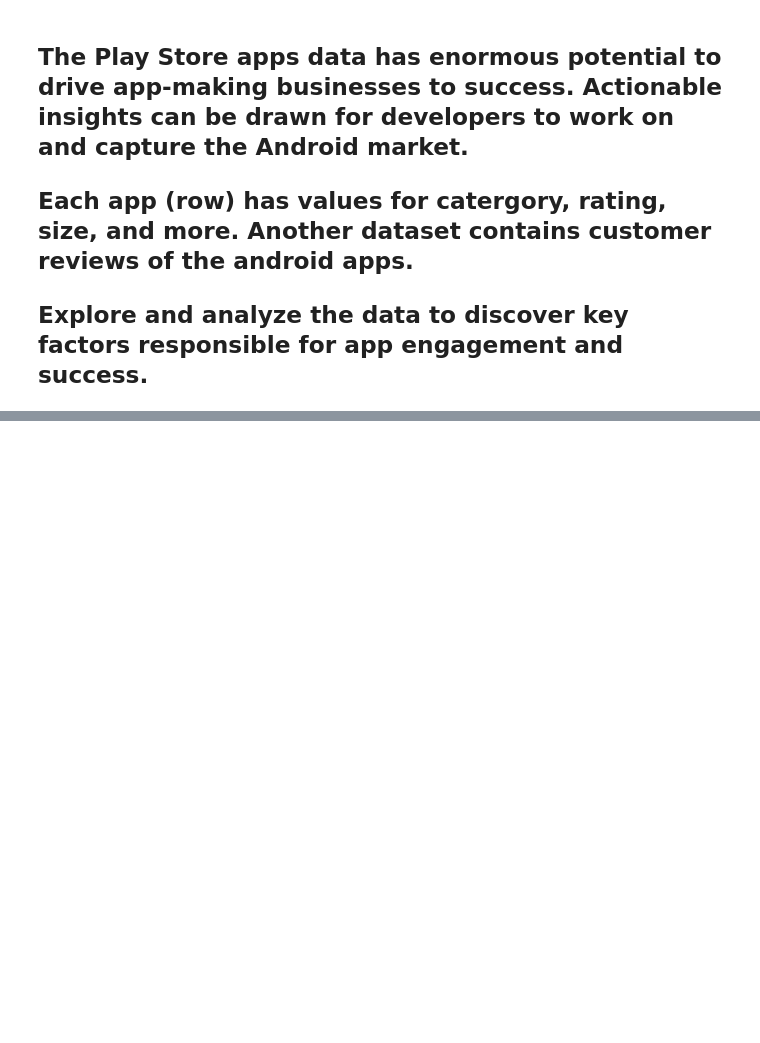
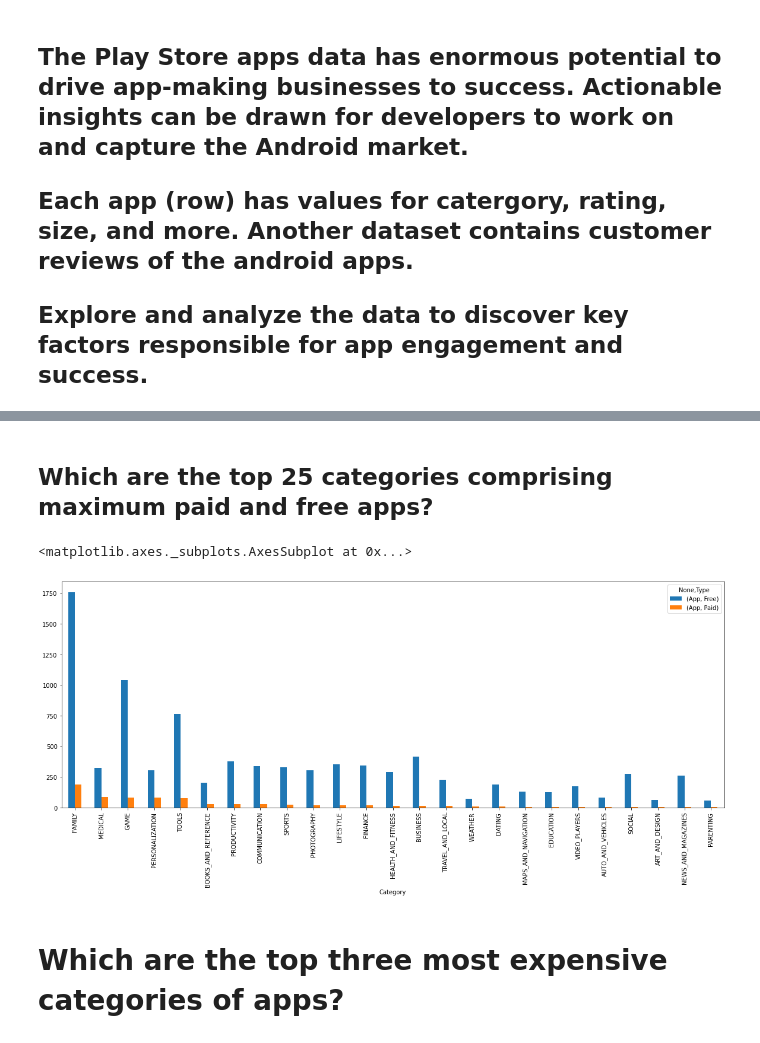
Before and after one commit to GaneshkumarPatel/cohort_kaimur-capstone_eda_project, a Jupyter notebook: Play_Store_App_Review_Analysis_Capstone_Project.ipynb, the cells around one changed output, grey strips where cells are left out. Cells and saved outputs as stored; diff of their text form; code cells hidden in the pictures; blank space fills up the shorter version.

```diff
--- a/Play_Store_App_Review_Analysis_Capstone_Project.ipynb
+++ b/Play_Store_App_Review_Analysis_Capstone_Project.ipynb
@@ -547,0 +365,12 @@ Text(20.200000000000017, 0.5, 'Review Counts')
+# %% [markdown]
+## Which are the top 25 categories comprising maximum paid and free apps?
+# %%
+# Counting and plotting number of apps vs categories
+
+app_count_by_category_sorted_by_paid=df1.groupby(['Category','Type'])[['App']].count().unstack().sort_values(by=[('App', 'Paid')],ascending=False).head(25)
+app_count_by_category_sorted_by_paid.plot(kind='bar',stacked=False, figsize=(20,7))
+# %% [output]
+<matplotlib.axes._subplots.AxesSubplot at 0x...>
+[figure, added]
+# %% [markdown]
+# Which are the top three most expensive categories of apps?
```
Also changed, not shown: parts of 164 cells of this notebook.
